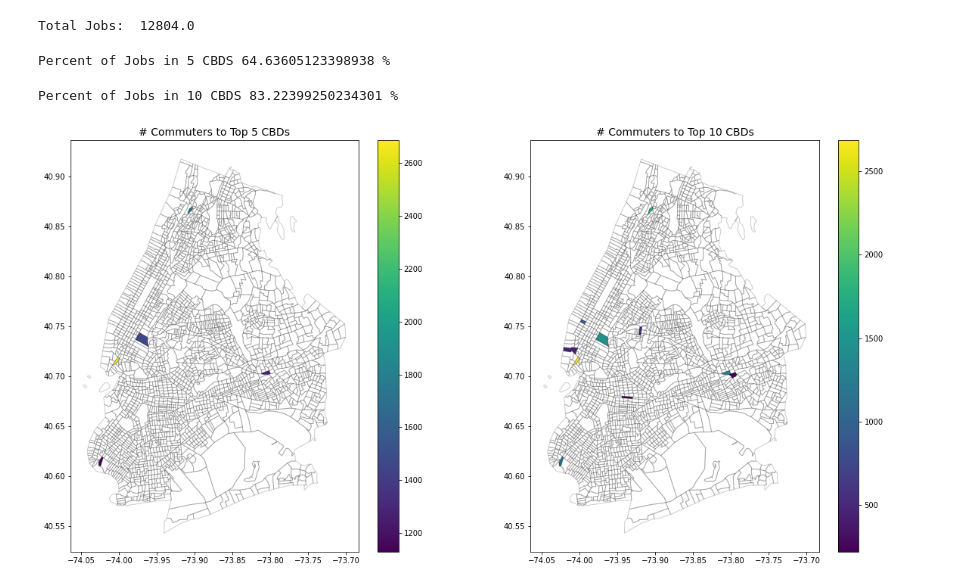
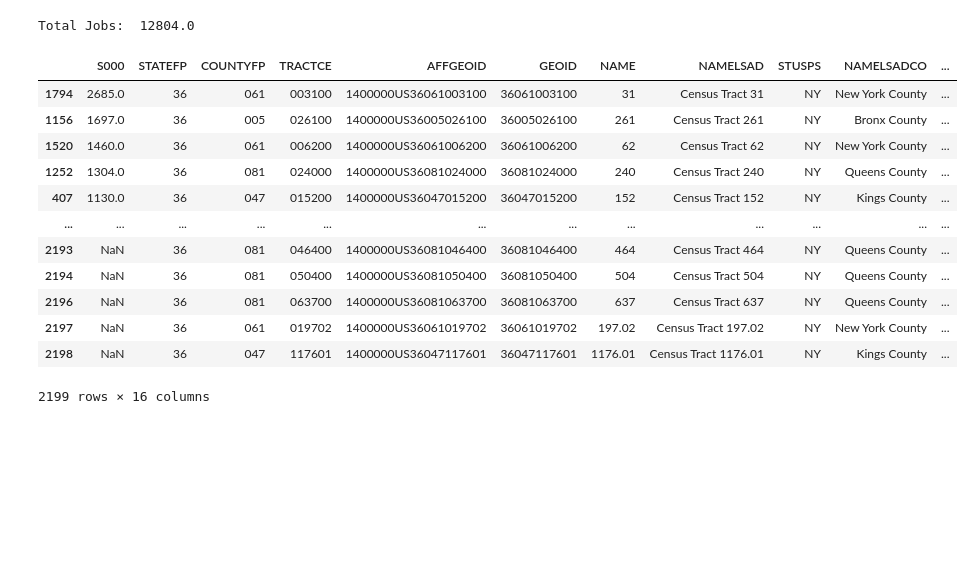
Before and after one commit to emj1020/complex_urban_systems_finalproj, a Jupyter notebook: Scripts/LEHD_CBD.ipynb, the cells around one changed output. Cells and saved outputs as stored; diff of their text form; code cells hidden in the pictures; blank space fills up the shorter version.

```diff
--- a/Scripts/LEHD_CBD.ipynb
+++ b/Scripts/LEHD_CBD.ipynb
@@ -6,7 +6,7 @@ import io
 import geopandas as gpd
 import matplotlib.pyplot as plt
 # %%
-df=pd.read_csv('ny_od_main_JT05_2019.csv.gz')
+df=pd.read_csv('../Data/ny_od_main_JT05_2019.csv.gz')
 df
 # %% [output]
 |  | w_geocode | h_geocode | S000 | SA01 | SA02 | SA03 | SE01 | SE02 | SE03 | SI01 | SI02 | ... |
@@ -81,7 +81,7 @@ array([[<AxesSubplot:title={'center':'S000'}>]], dtype=object)
 
 # dbf, prj, shp, shx = [filename for filename in filenames]
 
-county = gpd.read_file('geo_files/cb_2020_36_tract_500k.shp')
+county = gpd.read_file('../Data/geo_files/cb_2020_36_tract_500k.shp')
 print("Shape of the dataframe: {}".format(county.shape))
 print("Projection of dataframe: {}".format(county.crs))
 
@@ -109,19 +106,31 @@ nyc_cbd = gpd.GeoDataFrame(nyc_cbd, geometry='geometry')
 print('Total Jobs: ',nyc_cbd['S000'].sum())
 # %% [output]
 Total Jobs:  12804.0
+# %%
+nyc_cbd
+# %% [output]
+|  | S000 | STATEFP | COUNTYFP | TRACTCE | AFFGEOID | GEOID | NAME | NAMELSAD | STUSPS | NAMELSADCO | ... |
+| 1794 | 2685.0 | 36 | 061 | 003100 | 1400000US36061003100 | 36061003100 | 31 | Census Tract 31 | NY | New York County | ... |
+| 1156 | 1697.0 | 36 | 005 | 026100 | 1400000US36005026100 | 36005026100 | 261 | Census Tract 261 | NY | Bronx County | ... |
+| 1520 | 1460.0 | 36 | 061 | 006200 | 1400000US36061006200 | 36061006200 | 62 | Census Tract 62 | NY | New York County | ... |
+| 1252 | 1304.0 | 36 | 081 | 024000 | 1400000US36081024000 | 36081024000 | 240 | Census Tract 240 | NY | Queens County | ... |
+| 407 | 1130.0 | 36 | 047 | 015200 | 1400000US36047015200 | 36047015200 | 152 | Census Tract 152 | NY | Kings County | ... |
+| ... | ... | ... | ... | ... | ... | ... | ... | ... | ... | ... | ... |
+| 2193 | NaN | 36 | 081 | 046400 | 1400000US36081046400 | 36081046400 | 464 | Census Tract 464 | NY | Queens County | ... |
+| 2194 | NaN | 36 | 081 | 050400 | 1400000US36081050400 | 36081050400 | 504 | Census Tract 504 | NY | Queens County | ... |
+| 2196 | NaN | 36 | 081 | 063700 | 1400000US36081063700 | 36081063700 | 637 | Census Tract 637 | NY | Queens County | ... |
+| 2197 | NaN | 36 | 061 | 019702 | 1400000US36061019702 | 36061019702 | 197.02 | Census Tract 197.02 | NY | New York County | ... |
+| 2198 | NaN | 36 | 047 | 117601 | 1400000US36047117601 | 36047117601 | 1176.01 | Census Tract 1176.01 | NY | Kings County | ... |
+2199 rows × 16 columns
 # %%
 #five CBDs
 jobs_in_cbd=nyc_cbd.sort_values(by='S000',ascending=False).head(n=5)['S000'].sum()
 jobs_in_cbd/nyc_cbd.sort_values(by='S000',ascending=False)['S000'].sum()
 print('Percent of Jobs in 5 CBDS',jobs_in_cbd/nyc_cbd.sort_values(by='S000',ascending=False)['S000'].sum()*100,'%')
-# %% [output]
-Percent of Jobs in 5 CBDS 64.63605123398938 %
 # %%
 #10 CBDs
 jobs_in_cbd=nyc_cbd.sort_values(by='S000',ascending=False).head(n=10)['S000'].sum()
 print('Percent of Jobs in 10 CBDS',jobs_in_cbd/nyc_cbd.sort_values(by='S000',ascending=False)['S000'].sum()*100,'%')
-# %% [output]
-Percent of Jobs in 10 CBDS 83.22399250234301 %
 # %%
 #nyc_cbd[['GEOID','S000','geometry', 'centroid']].head(n=10).to_csv('Top_10_CBDs.csv')
 # %%
@@ -133,5 +142,3 @@ nyc_cbd.head(n=10).plot(ax=ax2, column='S000', legend=True)
 nyc_CT.plot(ax=ax2,color='none',alpha=0.2)
 ax1.set_title('# Commuters to Top 5 CBDs',fontsize=14);
 ax2.set_title('# Commuters to Top 10 CBDs',fontsize=14);
-# %% [output]
-[figure, removed]
```
Also changed, not shown: parts of 2 cells of this notebook, 1 other file.
